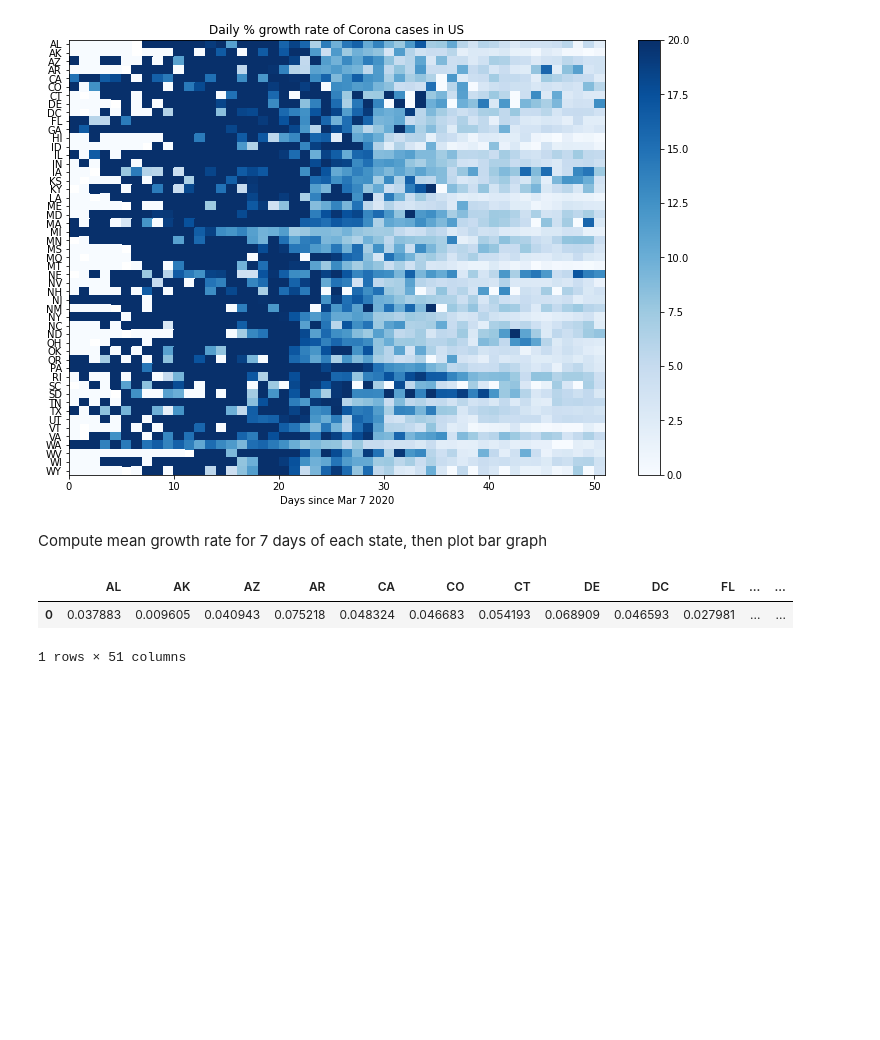
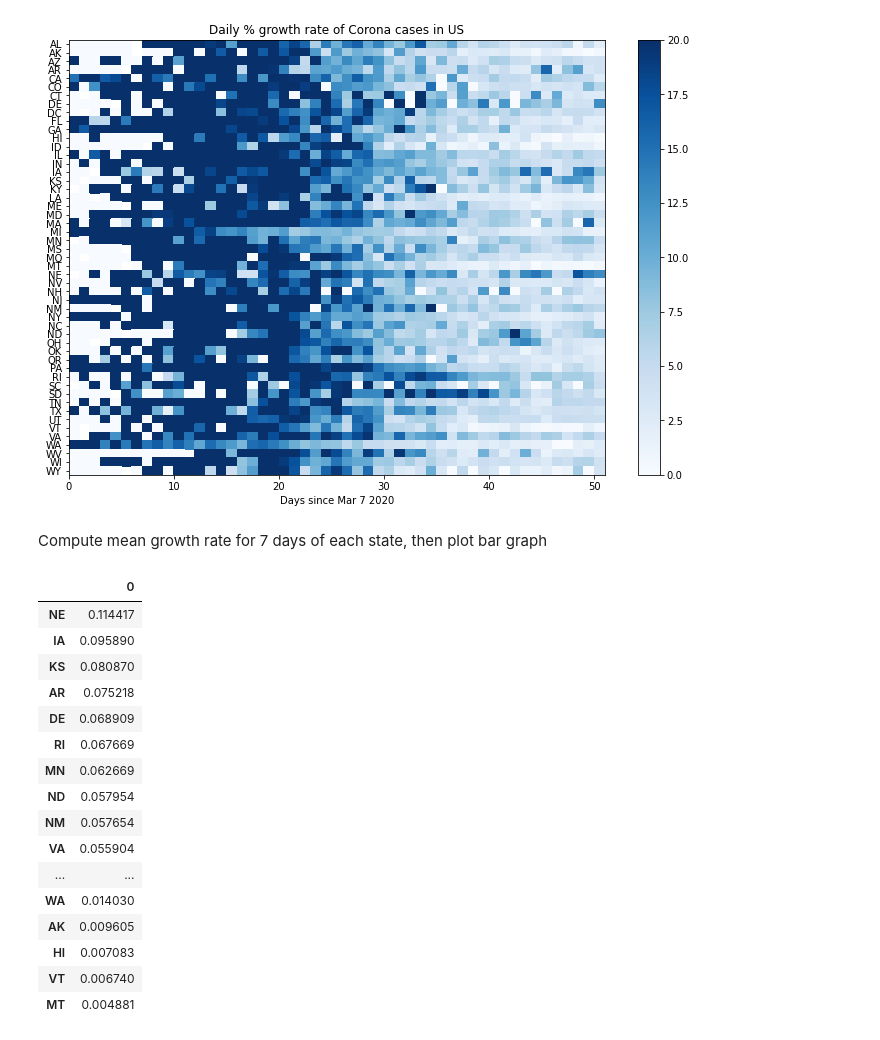
Before and after one commit to lamwilton/COVID-19, a Jupyter notebook: GrowthRate.ipynb, the cells around one changed output. Drawn from its saved outputs; the diff is of its cells as text; code cells hidden in the pictures; blank space fills up the shorter version.

```diff
--- a/GrowthRate.ipynb
+++ b/GrowthRate.ipynb
@@ -239,13 +239,28 @@ plt.show()
 # %% [markdown]
 Compute mean growth rate for 7 days of each state, then plot bar graph
 # %%
-mean_df = pd.DataFrame(ratetable.tail(7).mean()).T
-mean_df = mean_df.drop('day', axis=1)
+mean_df = pd.DataFrame(ratetable.tail(7).mean())
+mean_df = mean_df.drop('day', axis=0)
+mean_df = mean_df.sort_values(by=0, ascending=False)
 mean_df
 # %% [output]
-|  | AL | AK | AZ | AR | CA | CO | CT | DE | DC | FL | ... | ... |
-| 0 | 0.037883 | 0.009605 | 0.040943 | 0.075218 | 0.048324 | 0.046683 | 0.054193 | 0.068909 | 0.046593 | 0.027981 | ... | ... |
+|  | 0 |
+| NE | 0.114417 |
+| IA | 0.095890 |
+| KS | 0.080870 |
+| AR | 0.075218 |
+| DE | 0.068909 |
+| RI | 0.067669 |
+| MN | 0.062669 |
+| ND | 0.057954 |
+| NM | 0.057654 |
+| VA | 0.055904 |
+| ... | ... |
+| WA | 0.014030 |
+| AK | 0.009605 |
+| HI | 0.007083 |
+| VT | 0.006740 |
+| MT | 0.004881 |
-1 rows × 51 columns
 # %%
 fig = plt.figure(facecolor='w', figsize=(12, 8))
 ax:plt.axes = fig.add_subplot(111, axisbelow=True)
```
Also changed, not shown: parts of 2 cells of this notebook.
